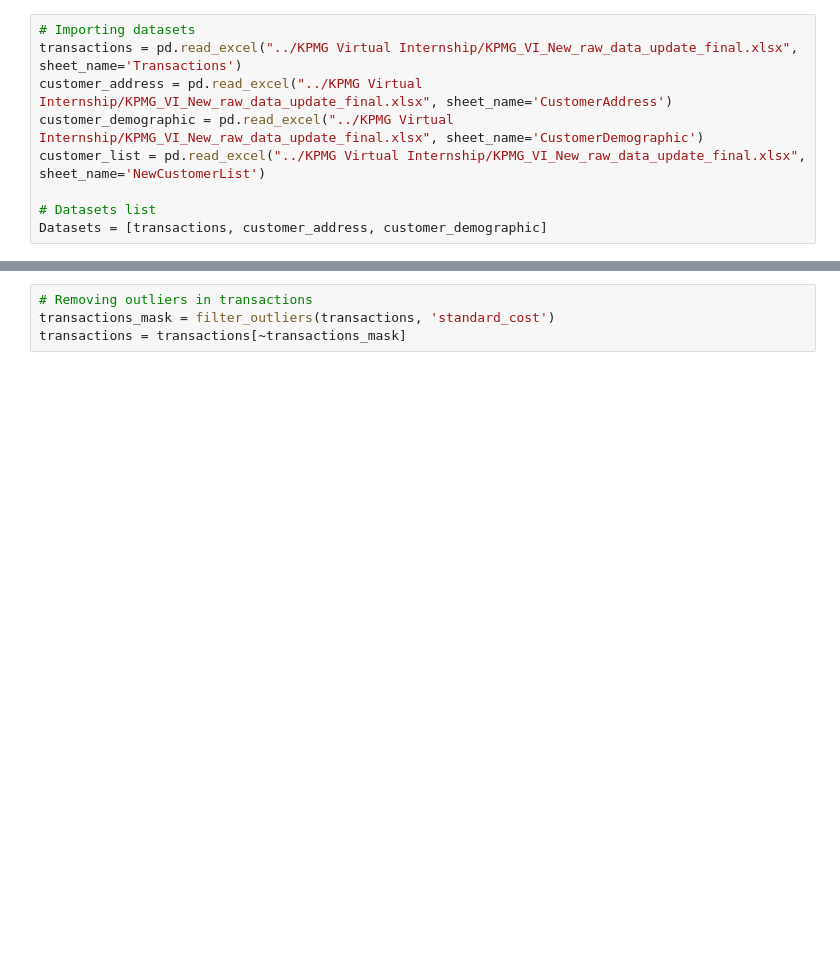
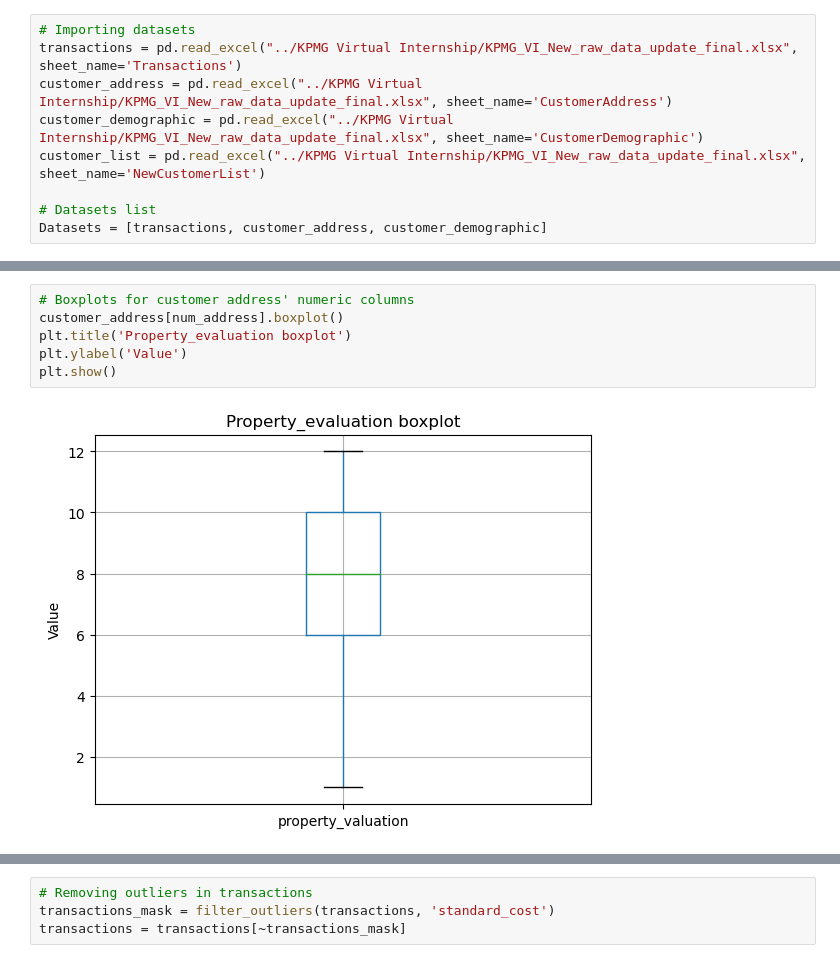
Before and after one commit to Nickimani/KPMG_Virtual_Internship, a Jupyter notebook: Notebook.ipynb, the cells around one changed output, grey strips where cells are left out. Cells and saved outputs as stored; diff of their text form; blank space fills up the shorter version.

```diff
--- a/Notebook.ipynb
+++ b/Notebook.ipynb
@@ -225,0 +229,8 @@ def filter_outliers(df, column):
+# %%
+# Boxplots for customer address' numeric columns
+customer_address[num_address].boxplot()
+plt.title('Property_evaluation boxplot')
+plt.ylabel('Value')
+plt.show()
+# %% [output]
+[figure, added]
```
Also changed, not shown: parts of 152 cells of this notebook, 10 other files.
